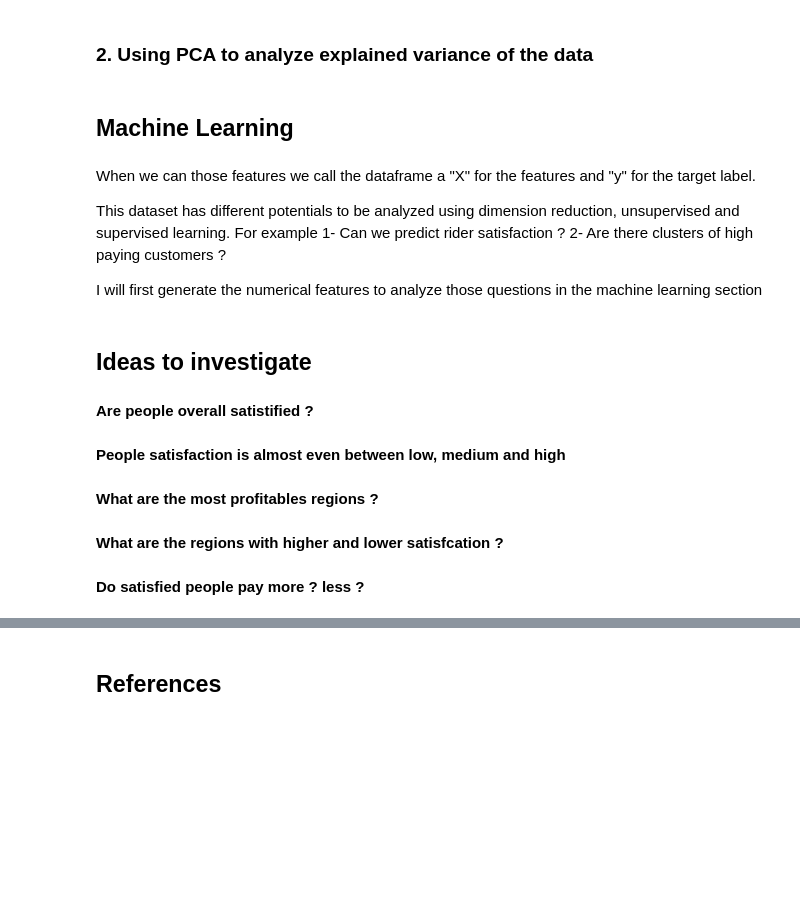
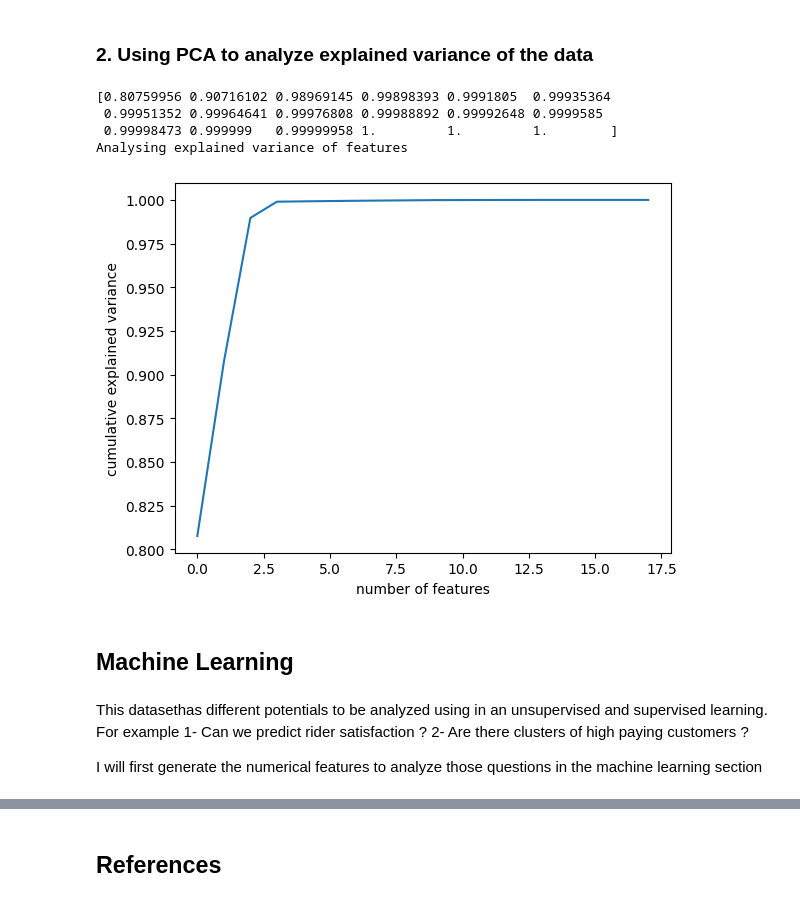
Before and after one commit to berstearns/garbage_collector, a Jupyter notebook: CCT/ml/CA2/CA2-ml.ipynb, the cells around one changed output, grey strips where cells are left out. Drawn from its saved outputs; the diff is of its cells as text; code cells hidden in the pictures; blank space fills up the shorter version.

```diff
--- a/CCT/ml/CA2/CA2-ml.ipynb
+++ b/CCT/ml/CA2/CA2-ml.ipynb
@@ -445,26 +467,24 @@ with plt.style.context('seaborn-talk'):
 # %% [markdown]
 ### 2. Using PCA to analyze explained variance of the data
 # %%
-pca=PCA().fit(X)
+pca=PCA().fit(customersatisfaction_X)
 plt.plot(np.cumsum(pca.explained_variance_ratio_))
 plt.xlabel('number of features')
 plt.ylabel('cumulative explained variance')
 print(np.cumsum(pca.explained_variance_ratio_))
+print("Analysing explained variance of features")
+# %% [output]
+[0.80759956 0.90716102 0.98969145 0.99898393 0.9991805  0.99935364
+ 0.99951352 0.99964641 0.99976808 0.99988892 0.99992648 0.9999585
+ 0.99998473 0.999999   0.99999958 1.         1.         1.        ]
+Analysing explained variance of features
+[figure, added]
 # %% [markdown]
 ## Machine Learning
 # %% [markdown]
-When we can those features we call the dataframe a "X" for the features and "y" for the target label.
-
-This dataset has different potentials to be analyzed using dimension reduction, unsupervised and supervised learning.
+This datasethas different potentials to be analyzed using in an unsupervised and supervised learning.
 For example
     1- Can we predict rider satisfaction ?
     2- Are there clusters of high paying customers ?
 
 I will first generate the numerical features to analyze those questions in the machine learning section
-# %% [markdown]
-## Ideas to investigate
-#### Are people overall satistified ?
-#### People satisfaction is almost even between low, medium and high
-#### What are the most profitables regions ?
-#### What are the regions with higher and lower satisfcation ?
-#### Do satisfied people pay more ? less ?
```
Also changed, not shown: parts of 24 cells of this notebook, 2 other files.
